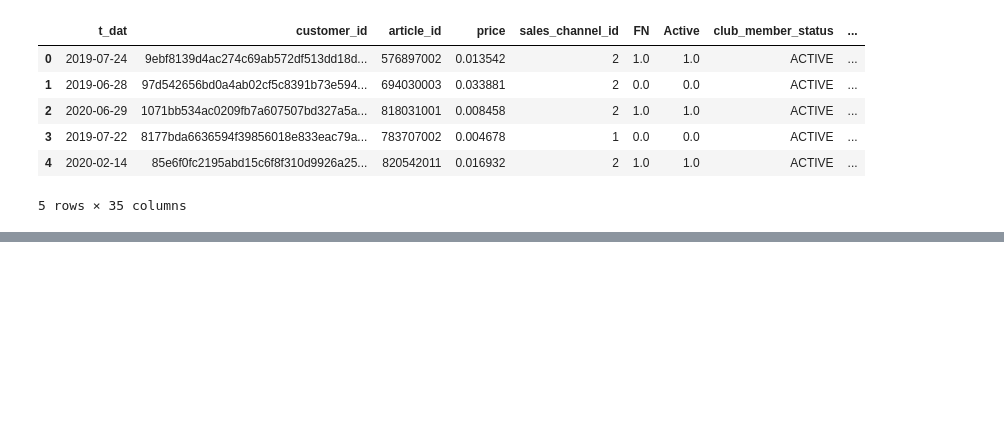
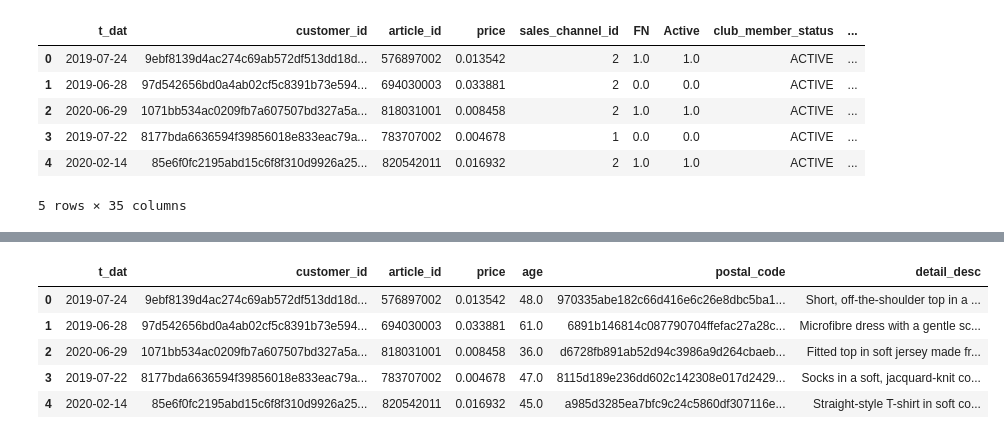
Before and after one commit to treb93/pyhm, a Jupyter notebook: clust_cust.ipynb, the cells around one changed output, grey strips where cells are left out. Saved outputs shown, nothing was run; the diff lists cells and outputs as text; code cells hidden in the pictures; blank space fills up the shorter version.

```diff
--- a/clust_cust.ipynb
+++ b/clust_cust.ipynb
@@ -144,0 +155,11 @@ memory usage: 436.5+ MB
+# %%
+#Création d'un nouveau df avec colonnes pertinentes
+tcas = trans_cust_art[['t_dat', 'customer_id', 'article_id', 'price','age','postal_code','detail_desc']]
+tcas.head()
+# %% [output]
+|  | t_dat | customer_id | article_id | price | age | postal_code | detail_desc |
+| 0 | 2019-07-24 | 9ebf8139d4ac274c69ab572df513dd18d... | 576897002 | 0.013542 | 48.0 | 970335abe182c66d416e6c26e8dbc5ba1... | Short, off-the-shoulder top in a ... |
+| 1 | 2019-06-28 | 97d542656bd0a4ab02cf5c8391b73e594... | 694030003 | 0.033881 | 61.0 | 6891b146814c087790704ffefac27a28c... | Microfibre dress with a gentle sc... |
+| 2 | 2020-06-29 | 1071bb534ac0209fb7a607507bd327a5a... | 818031001 | 0.008458 | 36.0 | d6728fb891ab52d94c3986a9d264cbaeb... | Fitted top in soft jersey made fr... |
+| 3 | 2019-07-22 | 8177bda6636594f39856018e833eac79a... | 783707002 | 0.004678 | 47.0 | 8115d189e236dd602c142308e017d2429... | Socks in a soft, jacquard-knit co... |
+| 4 | 2020-02-14 | 85e6f0fc2195abd15c6f8f310d9926a25... | 820542011 | 0.016932 | 45.0 | a985d3285ea7bfc9c24c5860df307116e... | Straight-style T-shirt in soft co... |
```
Also changed, not shown: parts of 4 cells of this notebook.
